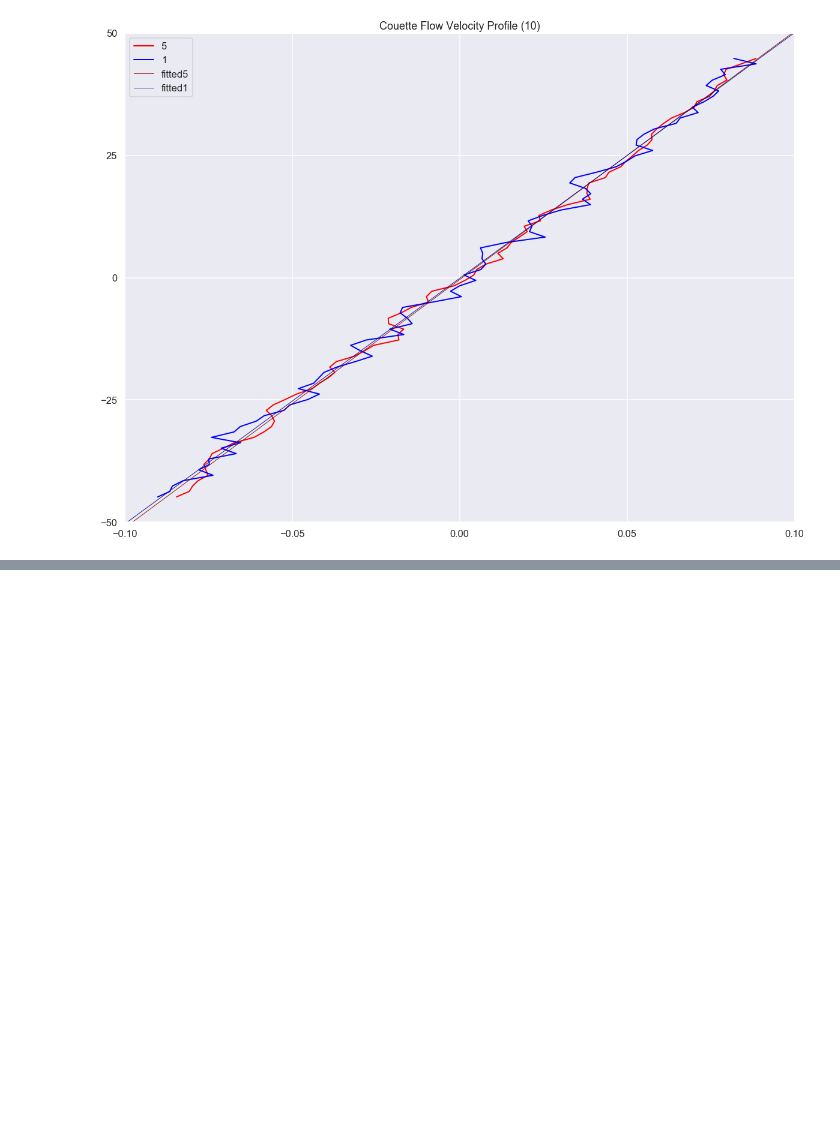
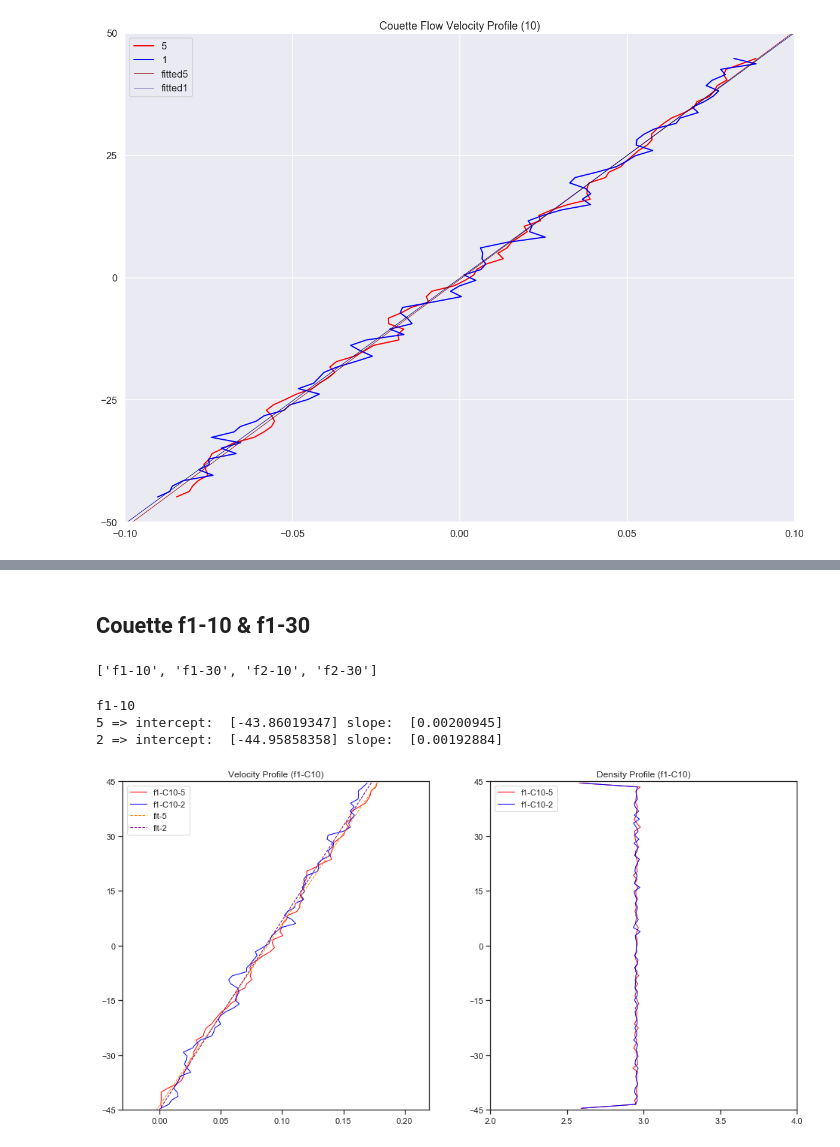
Before and after one commit to gary89git/data_processing, a Jupyter notebook: flow.ipynb, the cells around one changed output, grey strips where cells are left out. Cells and saved outputs as stored; diff of their text form; code cells hidden in the pictures; blank space fills up the shorter version.

```diff
--- a/flow.ipynb
+++ b/flow.ipynb
@@ -186,3 +186,57 @@ iplot(fig)
 # print("Done saving image!")
 # %% [output]
 [interactive output not drawn]
+# %% [markdown]
+## Couette f1-10 & f1-30
+# %%
+n = wb.sheetnames
+print(n)
+sheet = [wb[n[0]], wb[n[1]], wb[n[2]], wb[n[3]]]
+# %% [output]
+['f1-10', 'f1-30', 'f2-10', 'f2-30']
+# %%
+def vel_plot(sh, shear, xlo, xhi, xtick):
+    x5 = [x.value for x in sh['f'] if x.value is not None]
+    d5 = [x.value for x in sh['n'] if x.value is not None]
+    y5 = [x.value for x in sh['d'] if x.value is not None]
+    x2 = [x.value for x in sh['u'] if x.value is not None]
+    y2 = [x.value for x in sh['s'] if x.value is not None]
+    d2 = [x.value for x in sh['ac'] if x.value is not None]
+    x2, x5, y2, y5, d2, d5 = x2[1:], x5[1:], y2[1:], y5[1:], d2[1:], d5[1:]
+    reg5 = LinearRegression().fit(np.reshape(x5, (-1,1)), np.reshape(y5, (-1,1)))
+    reg2 = LinearRegression().fit(np.reshape(x2, (-1,1)), np.reshape(y2, (-1,1)))
+    print(sh.title)
+    print('5 => intercept: ', reg5.intercept_, 'slope: ', 1/reg5.coef_[0])
+    print('2 => intercept: ', reg2.intercept_, 'slope: ', 1/reg2.coef_[0])
+    y_fit2 = reg2.predict(np.linspace(-2, 2, 2).reshape(-1,1))
+    y_fit5 = reg5.predict(np.linspace(-2, 2, 2).reshape(-1,1))
+
+    f, axes = plt.subplots(1, 2, figsize=(16, 8))
+    axes[0].plot(x5, y5, marker='', color='red', linewidth=1, alpha=1, label=shear+'-5')
+    axes[0].plot(x2, y2, marker='', color='blue', linewidth=1, alpha=1, label=shear+'-2')
+    axes[0].plot(np.linspace(-2, 2, 2), y_fit5, linestyle='--', color='darkorange', linewidth=1, alpha=1, label='fit-5')
+    axes[0].plot(np.linspace(-2, 2, 2), y_fit2, linestyle='--', color='purple', linewidth=1, alpha=1, label='fit-2')
+    axes[0].legend(loc=2, ncol=1)
+    axes[0].set_title("Velocity Profile ("+shear+")")#, loc='center', fontsize=10, fontweight=0, color='black')
+    axes[0].set_xlim(xlo, xhi)
+    axes[0].set_ylim(-45, 45)
+    axes[0].xaxis.set_major_locator(ticker.MultipleLocator(xtick))
+    axes[0].yaxis.set_major_locator(ticker.MultipleLocator(15))
+
+    axes[1].plot(d5, y5, marker='', color='red', linewidth=1, alpha=1, label=shear+'-5')
+    axes[1].plot(d2, y2, marker='', color='blue', linewidth=1, alpha=1, label=shear+'-2')
+    axes[1].legend(loc=2, ncol=1)
+    axes[1].set_title("Density Profile ("+shear+")")#, loc='center', fontsize=10, fontweight=0, color='black')
+    axes[1].set_xlim(2, 4)
+    axes[1].set_ylim(-45, 45)
+    axes[1].xaxis.set_major_locator(ticker.MultipleLocator(0.5))
+    axes[1].yaxis.set_major_locator(ticker.MultipleLocator(15))
+# %%
+sns.set_style("ticks") # darkgrid, whitegrid, dark, white, ticks
+sns.set_context("notebook") # paper, notebook, talk, poster
+vel_plot(sheet[0], 'f1-C10', -0.03, 0.22, 0.05)
+# %% [output]
+f1-10
+5 => intercept:  [-43.86019347] slope:  [0.00200945]
+2 => intercept:  [-44.95858358] slope:  [0.00192884]
+[figure, added]
```
Also changed, not shown: parts of 4 cells of this notebook.
